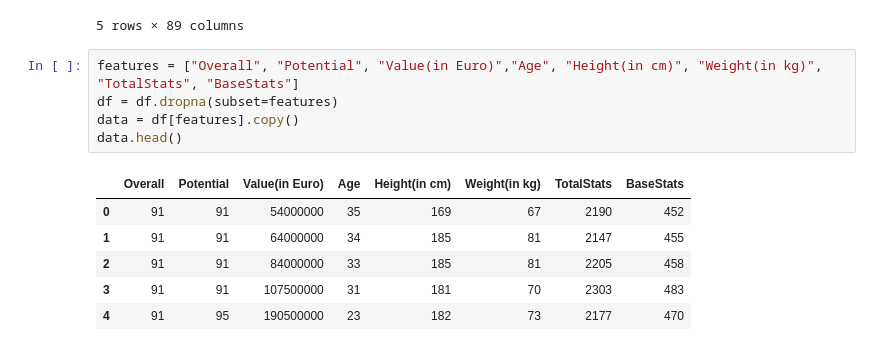
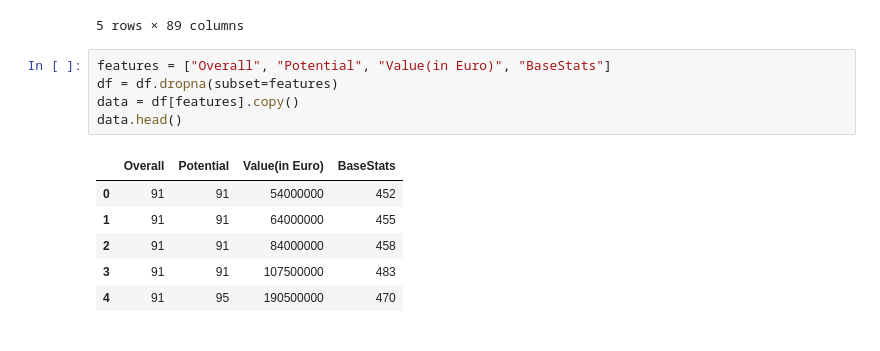
Before and after one commit to JaxToon/Data-Analysis_Tubes, a Jupyter notebook: DataAnalisis.ipynb, the cells around one changed output. Drawn from its saved outputs; the diff is of its cells as text.

```diff
--- a/DataAnalisis.ipynb
+++ b/DataAnalisis.ipynb
@@ -16,17 +16,17 @@ df.head()
 | 4 | K. Mbappé | Kylian Mbappé | 91 | 95 | 190500000 | ST,LW | ST | France | ... |
 5 rows × 89 columns
 # %%
-features = ["Overall", "Potential", "Value(in Euro)","Age", "Height(in cm)", "Weight(in kg)", "TotalStats", "BaseStats"]
+features = ["Overall", "Potential", "Value(in Euro)", "BaseStats"]
 df = df.dropna(subset=features)
 data = df[features].copy()
 data.head()
 # %% [output]
-|  | Overall | Potential | Value(in Euro) | Age | Height(in cm) | Weight(in kg) | TotalStats | BaseStats |
-| 0 | 91 | 91 | 54000000 | 35 | 169 | 67 | 2190 | 452 |
-| 1 | 91 | 91 | 64000000 | 34 | 185 | 81 | 2147 | 455 |
-| 2 | 91 | 91 | 84000000 | 33 | 185 | 81 | 2205 | 458 |
-| 3 | 91 | 91 | 107500000 | 31 | 181 | 70 | 2303 | 483 |
-| 4 | 91 | 95 | 190500000 | 23 | 182 | 73 | 2177 | 470 |
+|  | Overall | Potential | Value(in Euro) | BaseStats |
+| 0 | 91 | 91 | 54000000 | 452 |
+| 1 | 91 | 91 | 64000000 | 455 |
+| 2 | 91 | 91 | 84000000 | 458 |
+| 3 | 91 | 91 | 107500000 | 483 |
+| 4 | 91 | 95 | 190500000 | 470 |
 # %%
 # Visualisasi Line Plot
 plt.figure(figsize=(12, 6))
```
Also changed, not shown: parts of 5 cells of this notebook.
